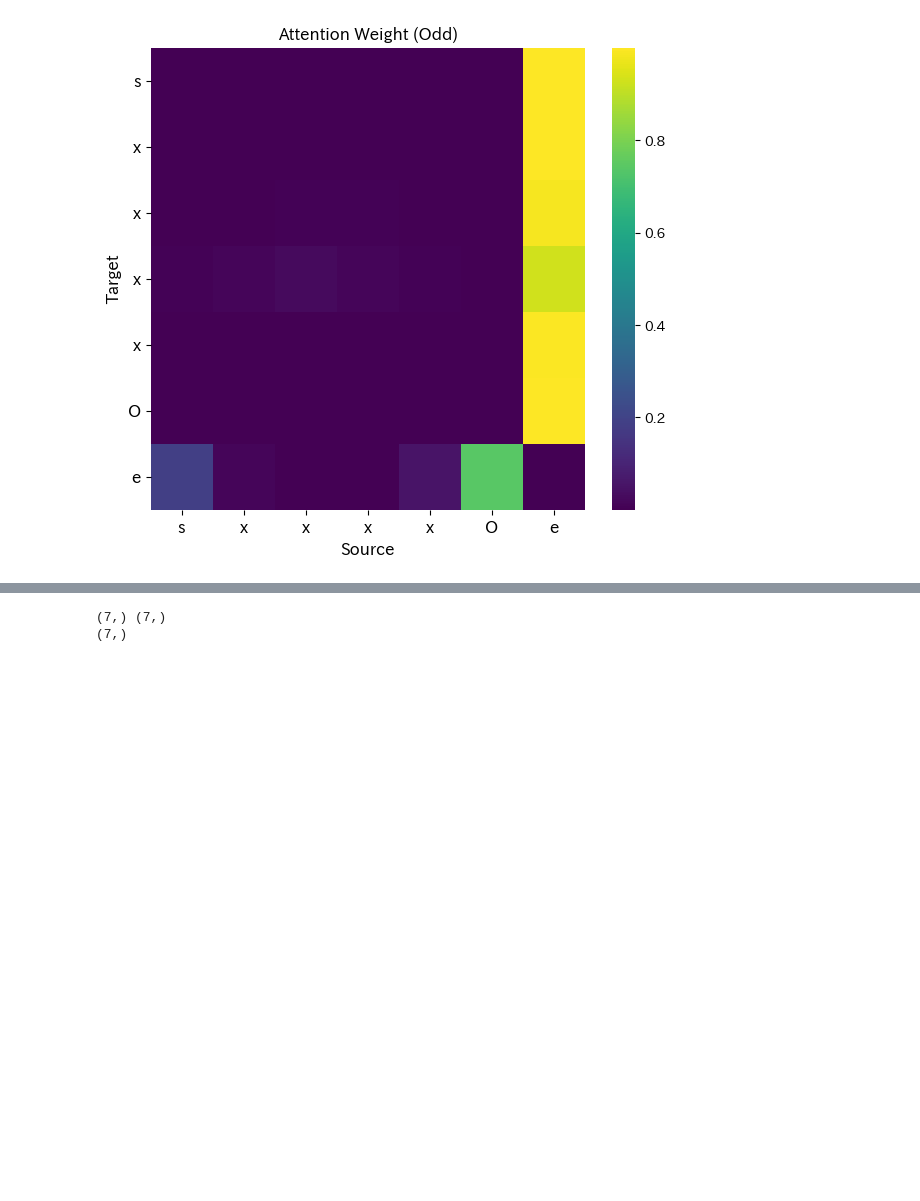
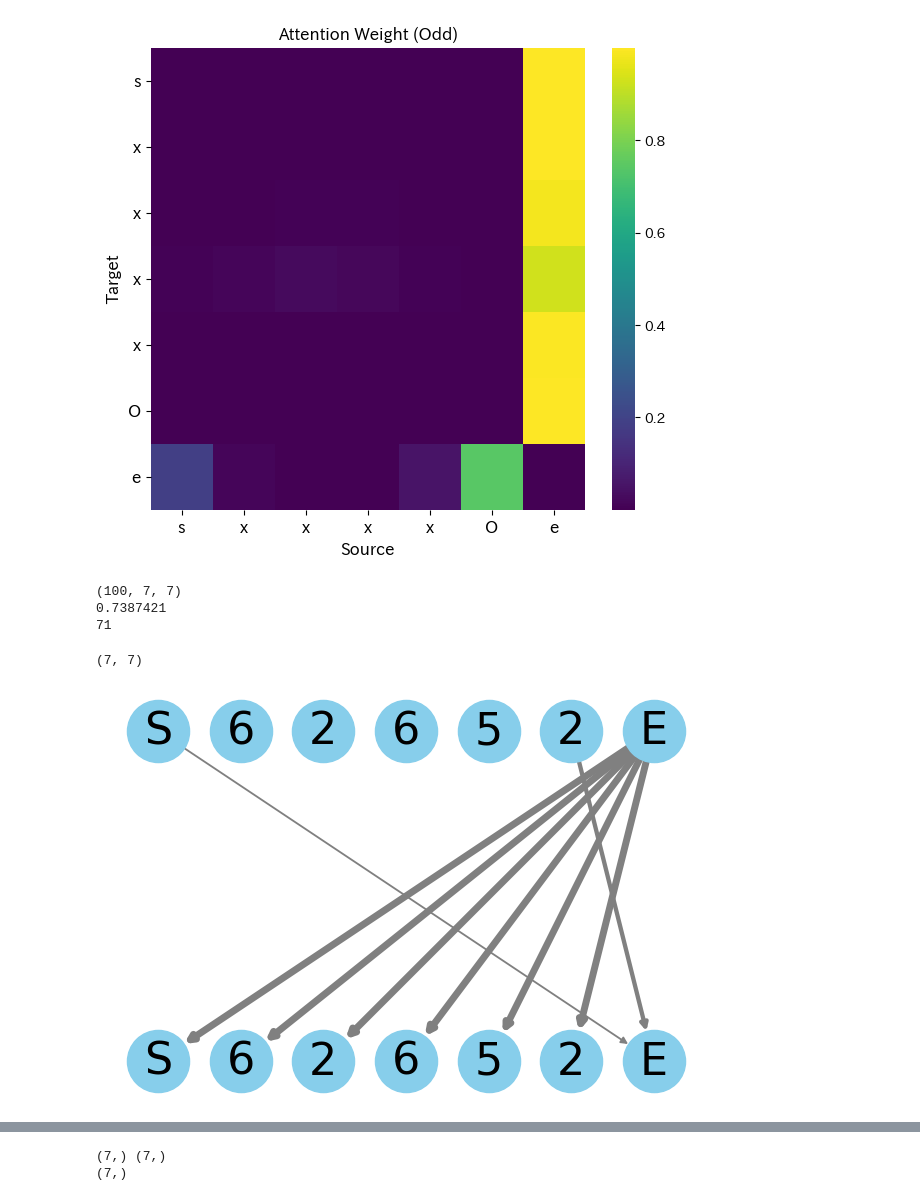
Before and after one commit to AriRyo/transformer-ansys, a Jupyter notebook: FomulaBEAT/analysis_06-1.ipynb, the cells around one changed output, grey strips where cells are left out. Cells and saved outputs as stored; diff of their text form; code cells hidden in the pictures; blank space fills up the shorter version.

```diff
--- a/FomulaBEAT/analysis_06-1.ipynb
+++ b/FomulaBEAT/analysis_06-1.ipynb
@@ -445,3 +445,68 @@ plot_heatmap(odd_vectors_sa, title="Attention Weight (Odd)", src_label="sxxxxOe"
 (7, 7)
 [figure]
 [figure]
+# %%
+tmp = extract_self_attention_vectors(odd_src, loaded_model).squeeze()
+print(tmp.shape)
+print(tmp[0, -1, -2])
+
+print(np.argmax(tmp[:, -1, -2]))
+# %% [output]
+(100, 7, 7)
+0.7387421
+71
+# %%
+import numpy as np
+import matplotlib.pyplot as plt
+import networkx as nx
+
+def plot_self_attention_graph(attn_map, tokens, title="Self-Attention Visualization"):
+    """
+    Self-Attentionの可視化 (Source-Targetを上段と下段に配置)
+    attn_map: (seq_len, seq_len) のAttention重み行列
+    tokens: 対応するトークンのリスト
+    """
+    seq_len = len(tokens)
+
+    # グラフオブジェクトを作成
+    G = nx.DiGraph()
+
+    # ノードを追加（上段 = Source, 下段 = Target）
+    pos = {}
+    for i, token in enumerate(tokens):
+        G.add_node(f"S_{i}", label=token)  # Sourceノード
+        G.add_node(f"T_{i}", label=token)  # Targetノード
+        pos[f"S_{i}"] = (i, 1)  # 上段 (Source)
+        pos[f"T_{i}"] = (i, 0)  # 下段 (Target)
+
+    # エッジを追加 (Self-Attentionの影響を矢印で可視化)
+    for i in range(seq_len):
+        for j in range(seq_len):
+            weight = attn_map[i, j]
+            if weight > 0.1:  # 影響があるものだけ表示
+                G.add_edge(f"S_{j}", f"T_{i}", weight=weight)
+
+    # グラフの描画
+    plt.figure(figsize=(6, 4))
+    edge_labels = {(u, v): f"{d['weight']:.2f}" for u, v, d in G.edges(data=True)}
+    edge_widths = [d["weight"] * 5 for _, _, d in G.edges(data=True)]  # 強調のためスケーリング
+
+    nx.draw(G, pos, with_labels=True, labels=nx.get_node_attributes(G, 'label'),
+            node_size=2000, node_color="skyblue", font_size=32, edge_color="gray",
+            width=edge_widths, arrows=True)
+
+    plt.title(title, fontsize=14)
+    plt.show()
+
+# テストデータ (1サンプル) に対するSelf-Attentionを取得
+nth_sample = 71  # 最初のデータを対象
+attn_map = extract_self_attention_vectors([even_src[nth_sample]], loaded_model).squeeze()
+print(attn_map.shape)
+# トークンの取得
+tokens = ["S"] + list(even_data[nth_sample]) + ["E"]
+
+# Self-Attentionの可視化
+plot_self_attention_graph(attn_map, tokens, title="")
+# %% [output]
+(7, 7)
+[figure, added]
```
Also changed, not shown: parts of 7 cells of this notebook, 5 other files.
